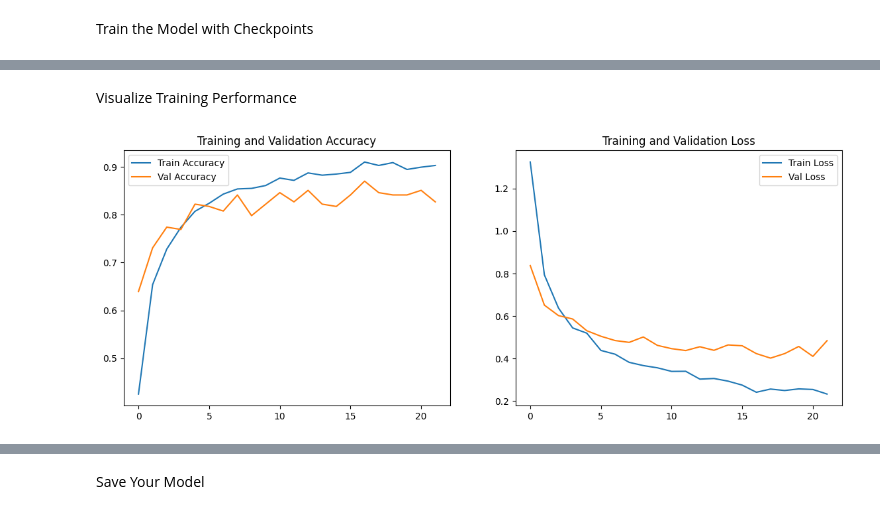
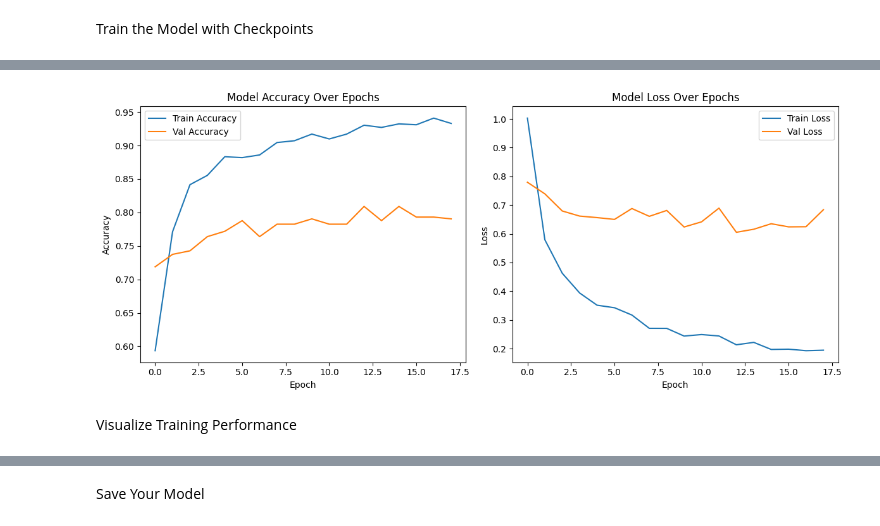
Before and after one commit to roggersanguzu/tomato-disease-detector, a Jupyter notebook: AI_Based_Tomato_Health_Monitoring_For_Farmers.ipynb, the cells around one changed output, grey strips where cells are left out. Cells and saved outputs as stored; diff of their text form; code cells hidden in the pictures.

```diff
--- a/AI_Based_Tomato_Health_Monitoring_For_Farmers.ipynb
+++ b/AI_Based_Tomato_Health_Monitoring_For_Farmers.ipynb
@@ -200,29 +251,30 @@ Epoch 11: val_accuracy improved from 0.84135 to 0.84615, saving model to best_mo
 WARNING:absl:You are saving your model as an HDF5 file via `model.save()` or `keras.saving.save_model(model)`. This file format is considered legacy. We recommend using instead the native Keras format ...
 ... (5 outputs left out)
+# %%
+# Plot training history
+plt.figure(figsize=(12, 5))
+
+# Accuracy plot
+plt.subplot(1, 2, 1)
+plt.plot(history.history['accuracy'], label='Train Accuracy')
+plt.plot(history.history['val_accuracy'], label='Val Accuracy')
+plt.title('Model Accuracy Over Epochs')
+plt.xlabel('Epoch')
+plt.ylabel('Accuracy')
+plt.legend()
+
+# Loss plot
+plt.subplot(1, 2, 2)
+plt.plot(history.history['loss'], label='Train Loss')
+plt.plot(history.history['val_loss'], label='Val Loss')
+plt.title('Model Loss Over Epochs')
+plt.xlabel('Epoch')
+plt.ylabel('Loss')
+plt.legend()
+
+plt.tight_layout()
+plt.show()
+# %% [output]
+[figure, added]
 # %% [markdown]
 Visualize Training Performance
-# %%
-def plot_history(history):
-    acc = history.history['accuracy']
-    val_acc = history.history['val_accuracy']
-    loss = history.history['loss']
-    val_loss = history.history['val_loss']
-    epochs_range = range(len(acc))
-
-    plt.figure(figsize=(14, 5))
-    plt.subplot(1, 2, 1)
-    plt.plot(epochs_range, acc, label='Train Accuracy')
-    plt.plot(epochs_range, val_acc, label='Val Accuracy')
-    plt.legend()
-    plt.title('Training and Validation Accuracy')
-
-    plt.subplot(1, 2, 2)
-    plt.plot(epochs_range, loss, label='Train Loss')
-    plt.plot(epochs_range, val_loss, label='Val Loss')
-    plt.legend()
-    plt.title('Training and Validation Loss')
-    plt.show()
-
-plot_history(history)
-# %% [output]
-[figure, removed]
```
Also changed, not shown: parts of 23 cells of this notebook.
